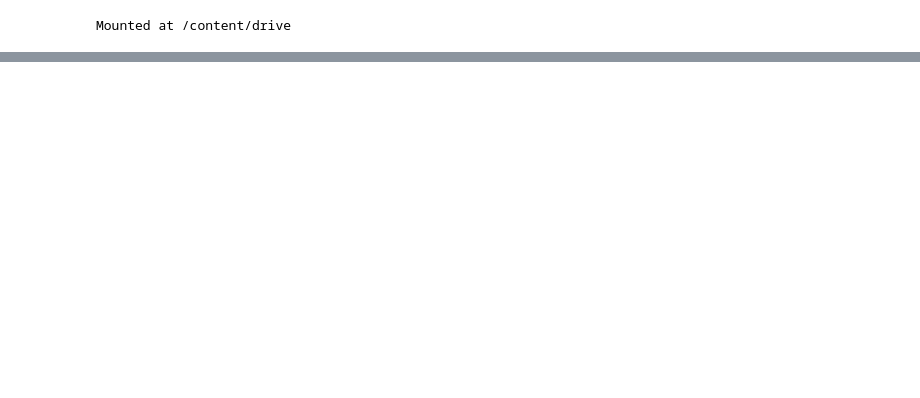
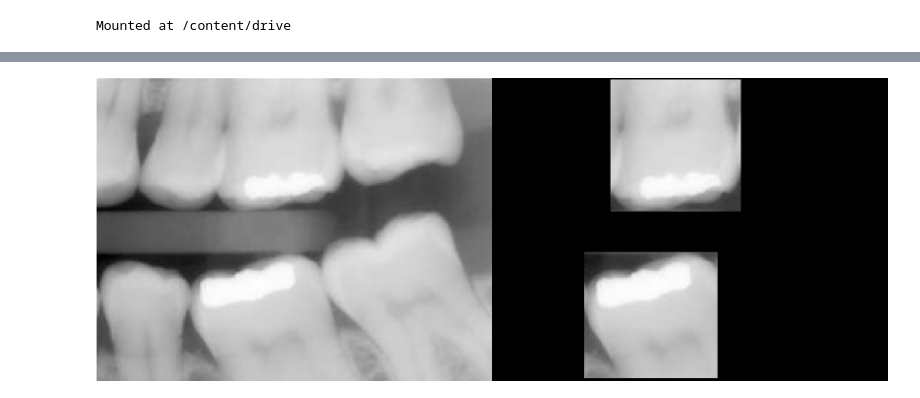
Before and after one commit to muakjabraz/PCVK_Ganjil_2022, a Jupyter notebook: Week4.ipynb, the cells around one changed output, grey strips where cells are left out. Drawn from its saved outputs; the diff is of its cells as text; code cells hidden in the pictures; blank space fills up the shorter version.

```diff
--- a/Week4.ipynb
+++ b/Week4.ipynb
@@ -32,0 +101,17 @@ Masukkan nilai Gamma: 3
+# %%
+# NO 4
+img_t = cv.imread('/content/drive/MyDrive/Images/Images/teeth.jpg')
+
+mask = np.zeros(img_t.shape, dtype=np.uint8)
+mask = cv.rectangle(mask,pt1=(315,595),pt2=(770,1025),color=(255,255,255),thickness=-1)
+
+result = img_t & mask
+
+mask1 = cv.rectangle(mask,pt1=(405,5),pt2=(850,455),color=(255,255,255),thickness=-1)
+
+result = img_t & mask1
+
+teeth_frame = cv.hconcat((img_t, result))
+cv2_imshow(teeth_frame)
+# %% [output]
+[figure, added]
```
Also changed, not shown: parts of 10 cells of this notebook.
